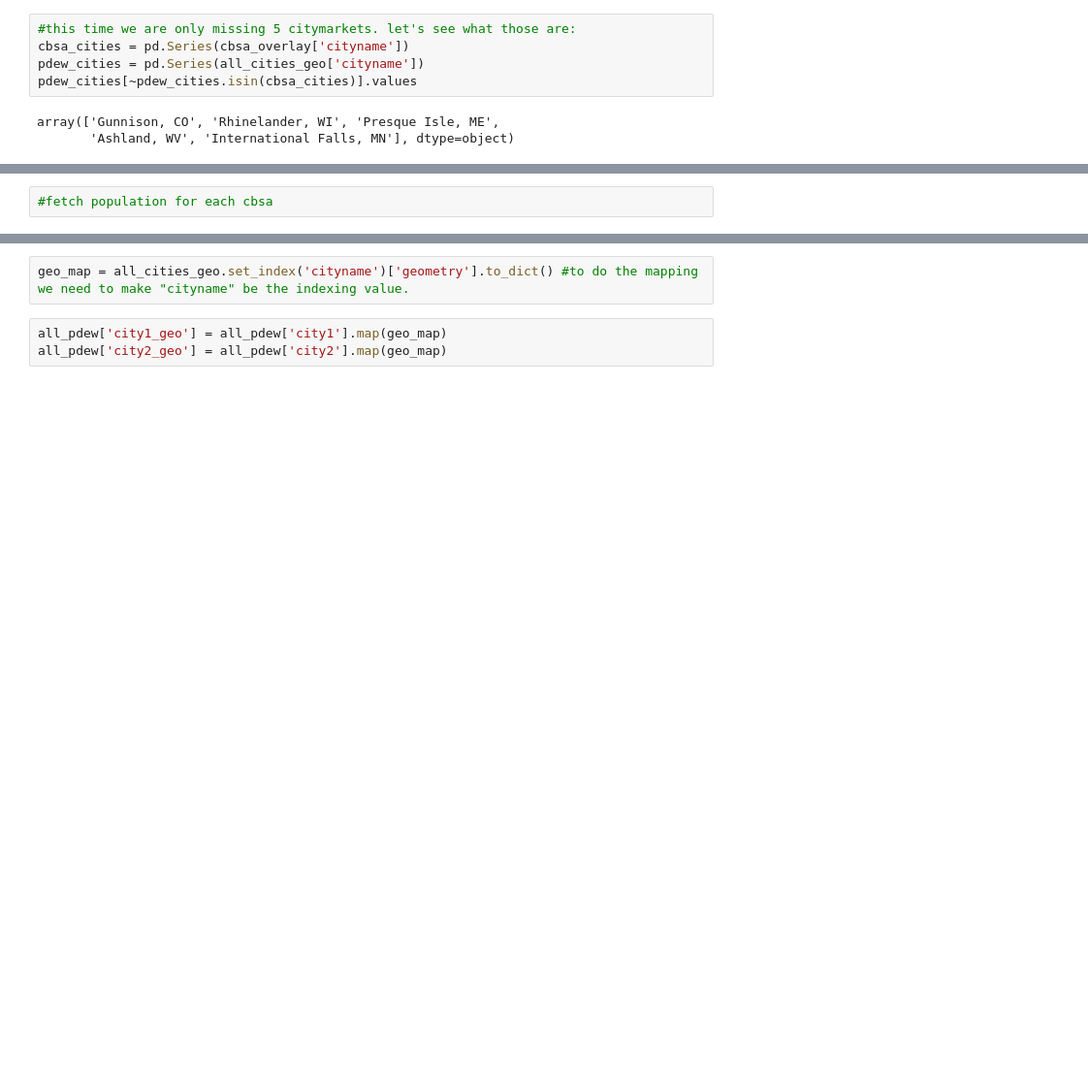
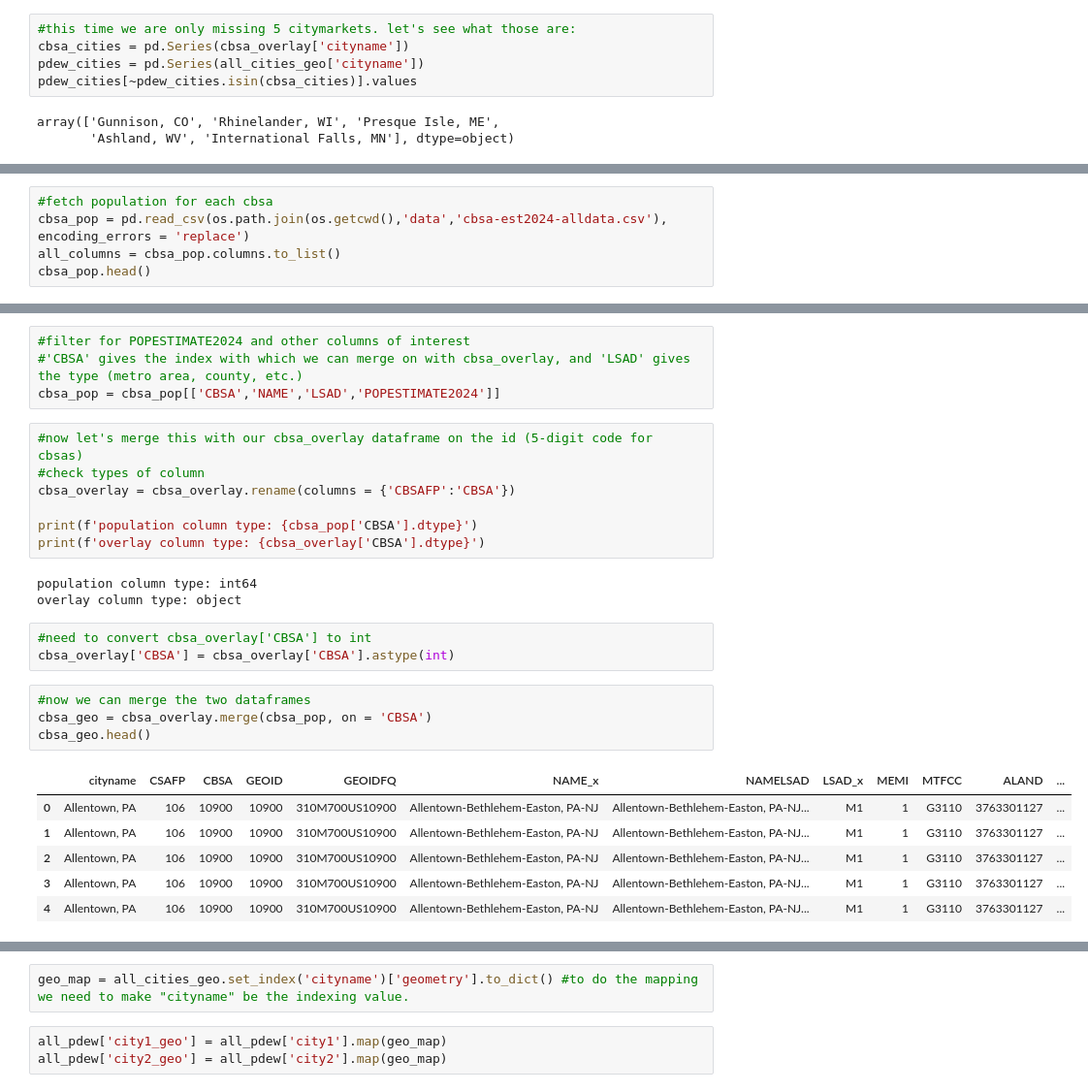
Before and after one commit to olublin/PDEW_Predict, a Jupyter notebook: PDEW_model.ipynb, the cells around one changed output, grey strips where cells are left out. Shown: that part at 97% size. Drawn from its saved outputs; the diff is of its cells as text; blank space fills up the shorter version.

```diff
--- a/PDEW_model.ipynb
+++ b/PDEW_model.ipynb
@@ -170,3 +171,6 @@ cbsa_overlay.head()
 | 4 | Austin, TX | None | 12420 | 12420 | 310M700US12420 | Austin-Round Rock-San Marcos, TX | Austin-Round Rock-San Marcos, TX ... | M1 | 1 | G3110 | 10929182221 | ... |
 # %%
 #fetch population for each cbsa
+cbsa_pop = pd.read_csv(os.path.join(os.getcwd(),'data','cbsa-est2024-alldata.csv'), encoding_errors = 'replace')
+all_columns = cbsa_pop.columns.to_list()
+cbsa_pop.head()
@@ -172,0 +198,28 @@ cbsa_overlay.head()
+# %%
+#filter for POPESTIMATE2024 and other columns of interest
+#'CBSA' gives the index with which we can merge on with cbsa_overlay, and 'LSAD' gives the type (metro area, county, etc.)
+cbsa_pop = cbsa_pop[['CBSA','NAME','LSAD','POPESTIMATE2024']]
+# %%
+#now let's merge this with our cbsa_overlay dataframe on the id (5-digit code for cbsas)
+#check types of column
+cbsa_overlay = cbsa_overlay.rename(columns = {'CBSAFP':'CBSA'})
+
+print(f'population column type: {cbsa_pop['CBSA'].dtype}')
+print(f'overlay column type: {cbsa_overlay['CBSA'].dtype}')
+# %% [output]
+population column type: int64
+overlay column type: object
+# %%
+#need to convert cbsa_overlay['CBSA'] to int
+cbsa_overlay['CBSA'] = cbsa_overlay['CBSA'].astype(int)
+# %%
+#now we can merge the two dataframes
+cbsa_geo = cbsa_overlay.merge(cbsa_pop, on = 'CBSA')
+cbsa_geo.head()
+# %% [output]
+|  | cityname | CSAFP | CBSA | GEOID | GEOIDFQ | NAME_x | NAMELSAD | LSAD_x | MEMI | MTFCC | ALAND | ... |
+| 0 | Allentown, PA | 106 | 10900 | 10900 | 310M700US10900 | Allentown-Bethlehem-Easton, PA-NJ | Allentown-Bethlehem-Easton, PA-NJ... | M1 | 1 | G3110 | 3763301127 | ... |
+| 1 | Allentown, PA | 106 | 10900 | 10900 | 310M700US10900 | Allentown-Bethlehem-Easton, PA-NJ | Allentown-Bethlehem-Easton, PA-NJ... | M1 | 1 | G3110 | 3763301127 | ... |
+| 2 | Allentown, PA | 106 | 10900 | 10900 | 310M700US10900 | Allentown-Bethlehem-Easton, PA-NJ | Allentown-Bethlehem-Easton, PA-NJ... | M1 | 1 | G3110 | 3763301127 | ... |
+| 3 | Allentown, PA | 106 | 10900 | 10900 | 310M700US10900 | Allentown-Bethlehem-Easton, PA-NJ | Allentown-Bethlehem-Easton, PA-NJ... | M1 | 1 | G3110 | 3763301127 | ... |
+| 4 | Allentown, PA | 106 | 10900 | 10900 | 310M700US10900 | Allentown-Bethlehem-Easton, PA-NJ | Allentown-Bethlehem-Easton, PA-NJ... | M1 | 1 | G3110 | 3763301127 | ... |
```
Also changed, not shown: parts of 9 cells of this notebook.
